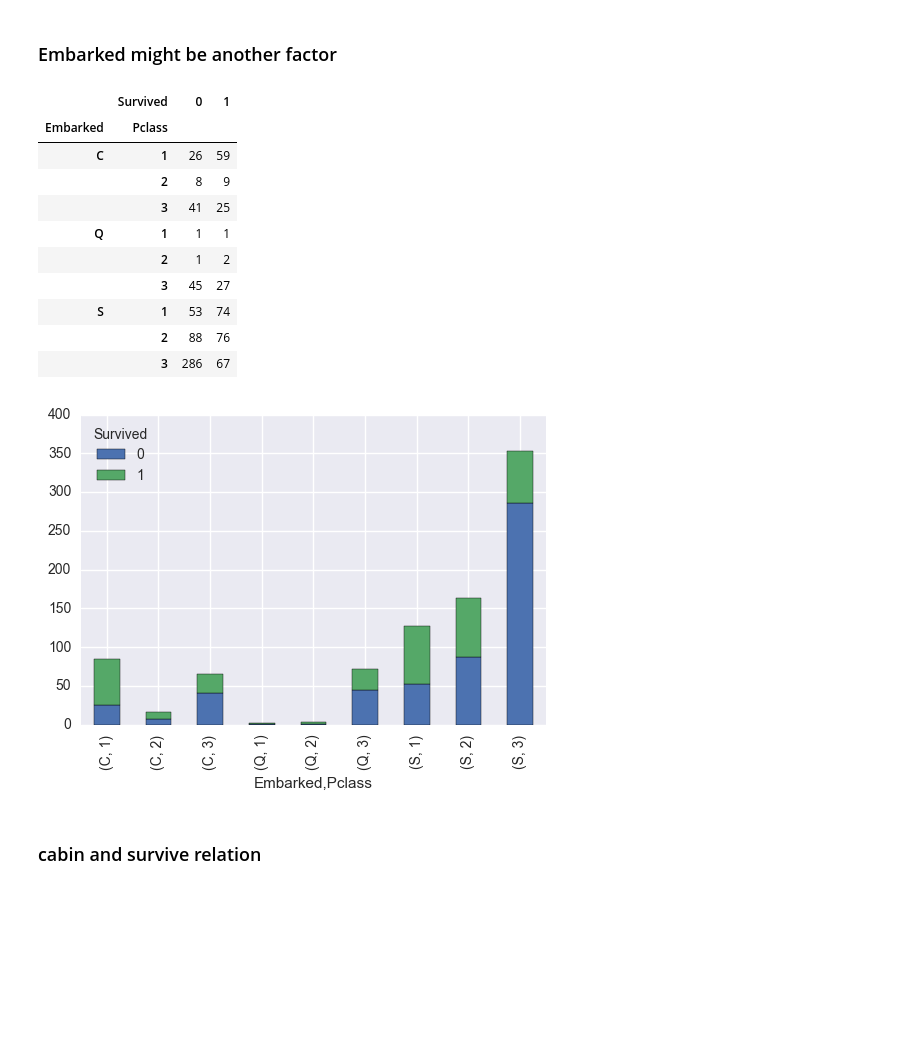
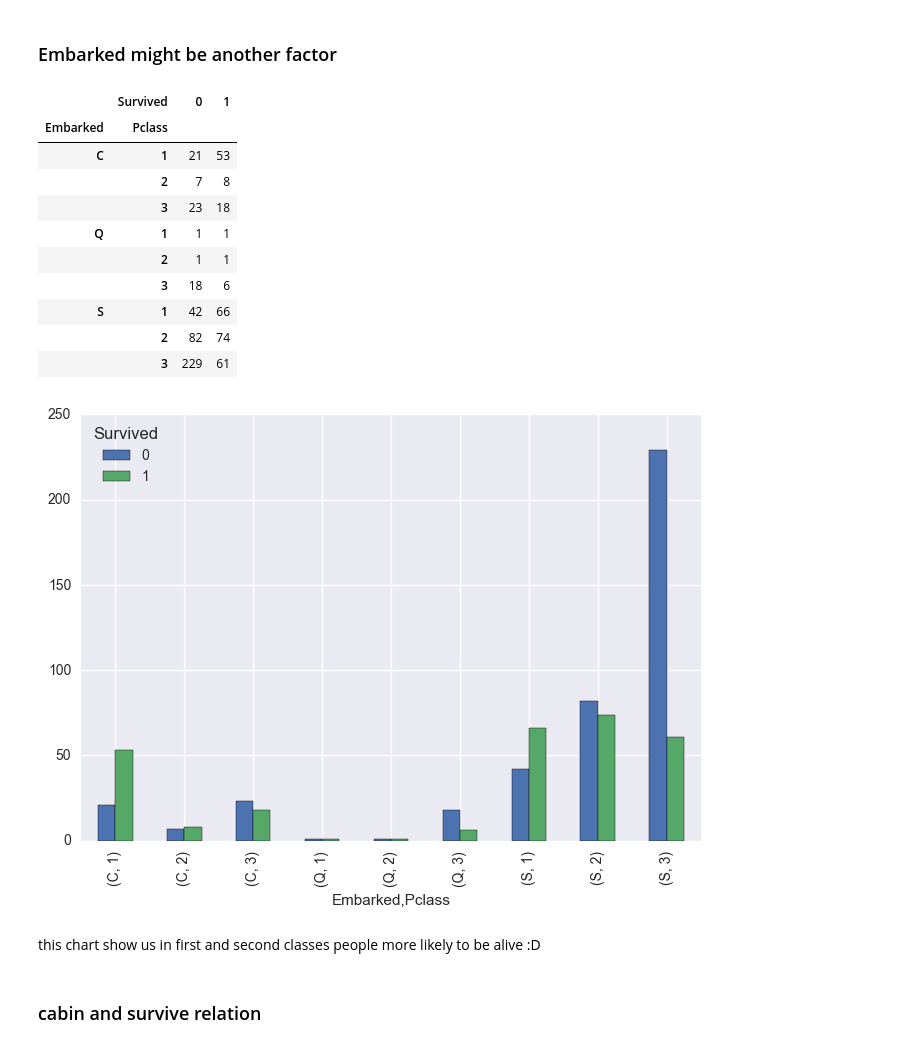
Before and after one commit to AhmetHamzaEmra/Data-Analyst-Nanodegree-, a Jupyter notebook: Titanic_Analysis.ipynb, the cells around one changed output. Cells and saved outputs as stored; diff of their text form; code cells hidden in the pictures; blank space fills up the shorter version.

```diff
--- a/Titanic_Analysis.ipynb
+++ b/Titanic_Analysis.ipynb
@@ -34,3 +34,7 @@ titanic_df.describe()
 | 50% | 446.000000 | 0.000000 | 3.000000 | NaN | 0.000000 | 0.000000 | 14.454200 |
 | 75% | 668.500000 | 1.000000 | 3.000000 | NaN | 1.000000 | 0.000000 | 31.000000 |
 | max | 891.000000 | 1.000000 | 3.000000 | 80.000000 | 8.000000 | 6.000000 | 512.329200 |
+# %%
+#some datas from age column are missing
+
+df=titanic_df.dropna(subset=['Age'])
@@ -108,11 +120,11 @@ Populating the interactive namespace from numpy and matplotlib
 ###### 40-80 --> Old
 # %%
 def agetoLetter(num):
-    if num<20:
+    if num<15:
         return "Y"
-    elif num>19 and num<40:
+    elif num>14 and num<40:
         return "M"
     else:
         return "O"
 # %%
-titanic_df['Age']=titanic_df['Age'].apply(agetoLetter)
+df['Age']=df['Age'].apply(agetoLetter)
@@ -135,26 +157,27 @@ plt.show()
 ###
 ### Embarked might be another factor
 # %%
-df2 = titanic_df.groupby(['Embarked','Survived', 'Pclass'])['PassengerId'].count().unstack('Survived').fillna(0)
-
+df2 = df.groupby(['Embarked','Survived', 'Pclass'])['PassengerId'].count().unstack('Survived').fillna(0)
 df2
 # %% [output]
 |  | Survived | 0 | 1 |
 | Embarked | Pclass |  |  |
-| C | 1 | 26 | 59 |
-|  | 2 | 8 | 9 |
-|  | 3 | 41 | 25 |
+| C | 1 | 21 | 53 |
+|  | 2 | 7 | 8 |
+|  | 3 | 23 | 18 |
 | Q | 1 | 1 | 1 |
-|  | 2 | 1 | 2 |
-|  | 3 | 45 | 27 |
-| S | 1 | 53 | 74 |
-|  | 2 | 88 | 76 |
-|  | 3 | 286 | 67 |
+|  | 2 | 1 | 1 |
+|  | 3 | 18 | 6 |
+| S | 1 | 42 | 66 |
+|  | 2 | 82 | 74 |
+|  | 3 | 229 | 61 |
 # %%
-df2[[0, 1]].plot(kind='bar', stacked=True)
+df2[[0, 1]].plot(kind='bar', stacked=False)
 plt.show()
 # %% [output]
-[figure, old version]
+[figure, new version]
+# %% [markdown]
+this chart show us in first and second classes people more likely to be alive :D
 # %% [markdown]
 ### cabin and survive relation
 # %%
```
Also changed, not shown: parts of 21 cells of this notebook.
